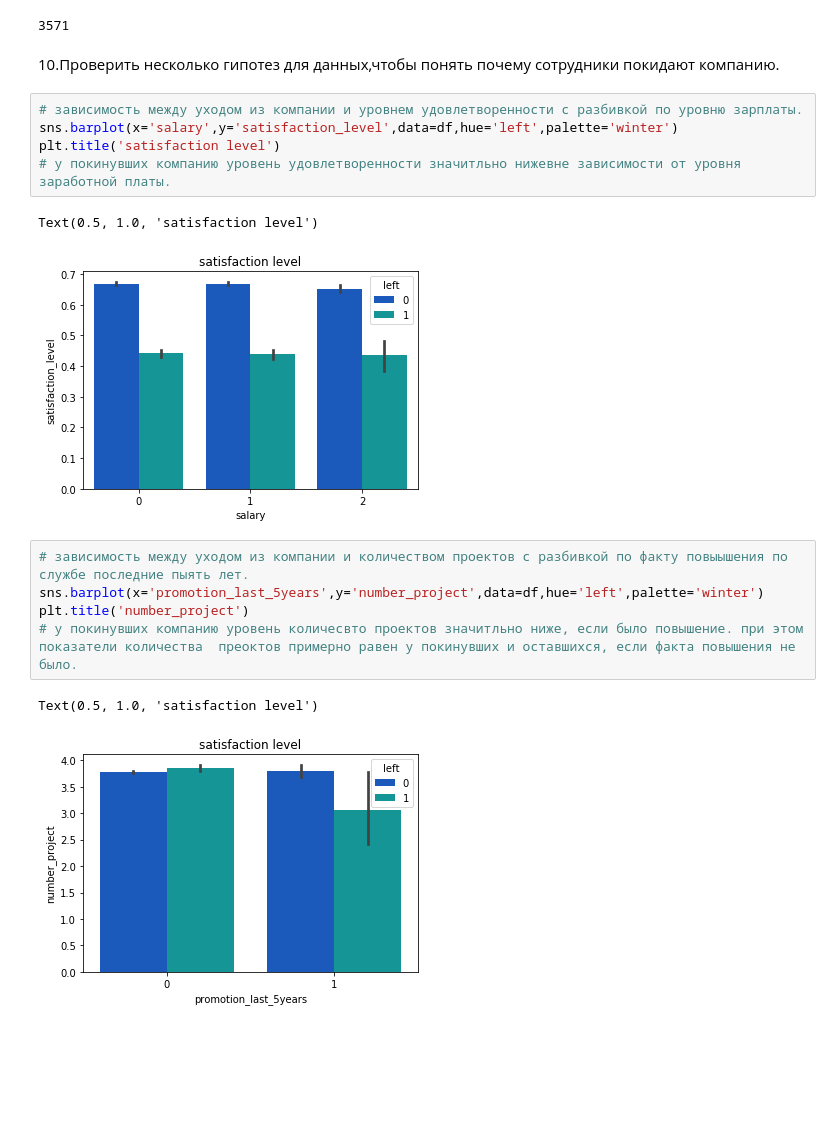
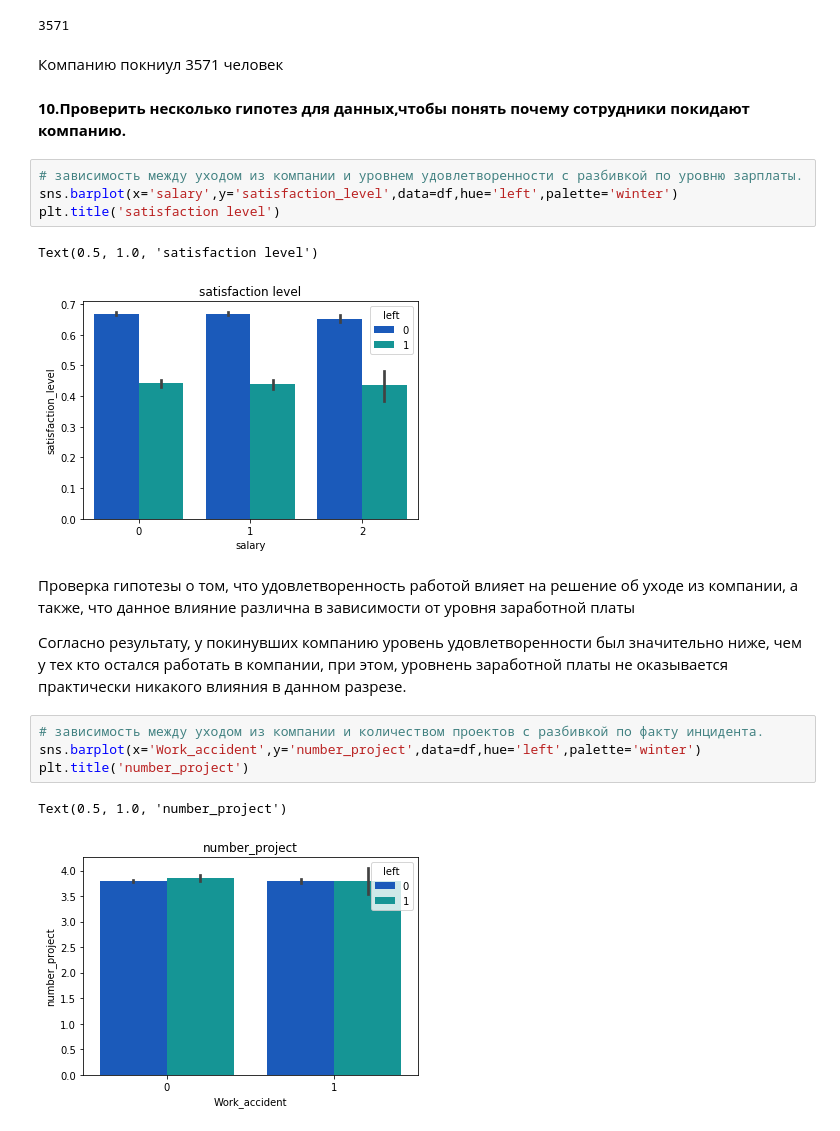
Before and after one commit to bobbobylev/stat_final, a Jupyter notebook: stat_final.ipynb, the cells around one changed output. Cells and saved outputs as stored; diff of their text form; blank space fills up the shorter version.

```diff
--- a/stat_final.ipynb
+++ b/stat_final.ipynb
@@ -139,21 +143,25 @@ dep1 = df.loc[df['left'] == 1]
 dep1.left.count()
 # %% [output]
 3571
+# %% [markdown]
+Компанию покниул 3571 человек
 # %% [markdown]
-10.Проверить несколько гипотез для данных,чтобы понять почему сотрудники покидают компанию.
+**10.Проверить несколько гипотез для данных,чтобы понять почему сотрудники покидают компанию.**
 # %%
 # зависимость между уходом из компании и уровнем удовлетворенности с разбивкой по уровню зарплаты.
 sns.barplot(x='salary',y='satisfaction_level',data=df,hue='left',palette='winter')
 plt.title('satisfaction level')
-# у покинувших компанию уровень удовлетворенности значитльно нижевне зависимости от уровня заработной платы.
 # %% [output]
 Text(0.5, 1.0, 'satisfaction level')
 [figure]
+# %% [markdown]
+Проверка гипотезы о том, что удовлетворенность работой влияет на решение об уходе из компании, а также, что данное влияние различна в зависимости от уровня заработной платы
+
+Согласно результату, у покинувших компанию уровень удовлетворенности был значительно ниже, чем у тех кто остался работать в компании, при этом, уровнень заработной платы не оказывается практически никакого влияния в данном разрезе.
 # %%
-# зависимость между уходом из компании и количеством проектов с разбивкой по факту повыышения по службе последние пыять лет.
-sns.barplot(x='promotion_last_5years',y='number_project',data=df,hue='left',palette='winter')
+# зависимость между уходом из компании и количеством проектов с разбивкой по факту инцидента.
+sns.barplot(x='Work_accident',y='number_project',data=df,hue='left',palette='winter')
 plt.title('number_project')
-# у покинувших компанию уровень количесвто проектов значитльно ниже, если было повышение. при этом показатели количества  преоктов примерно равен у покинувших и оставшихся, если факта повышения не было.
 # %% [output]
-Text(0.5, 1.0, 'satisfaction level')
+Text(0.5, 1.0, 'number_project')
-[figure, old version]
+[figure, new version]
```
Also changed, not shown: parts of 9 cells of this notebook.
